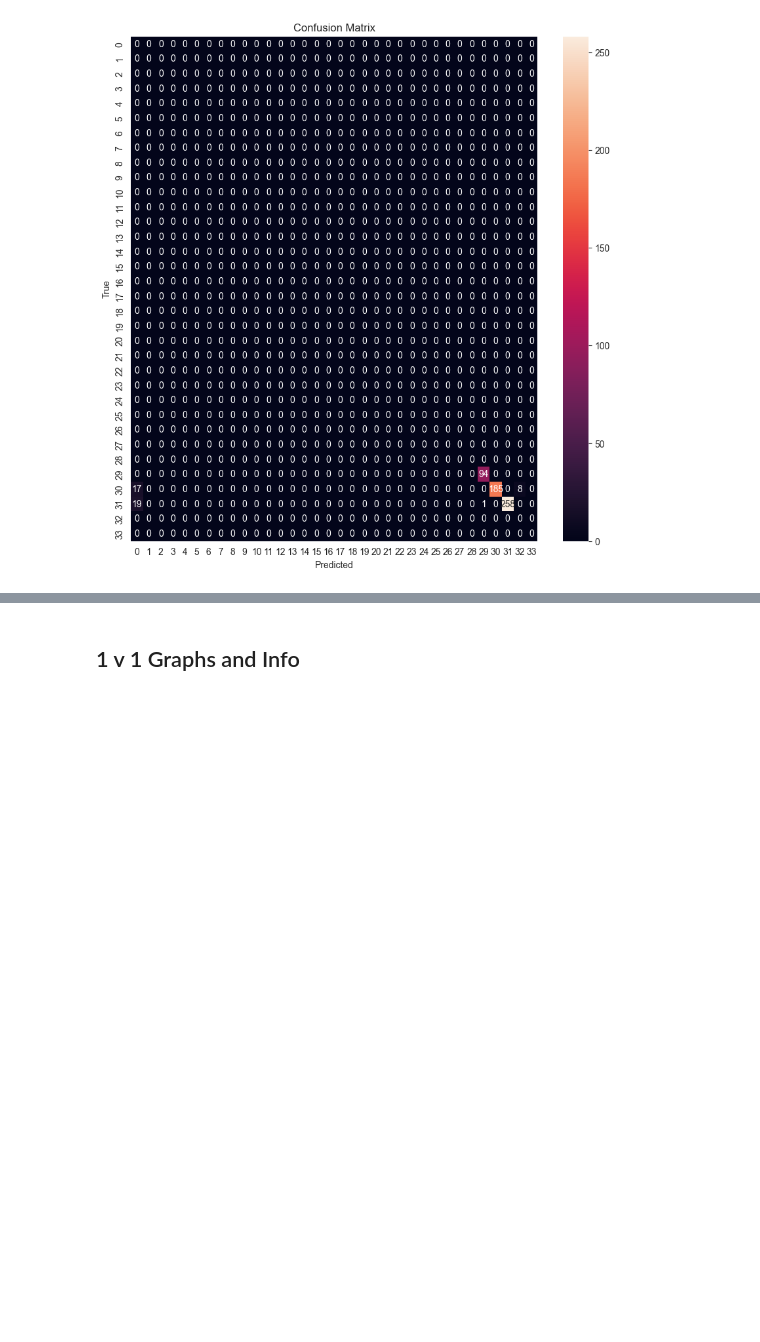
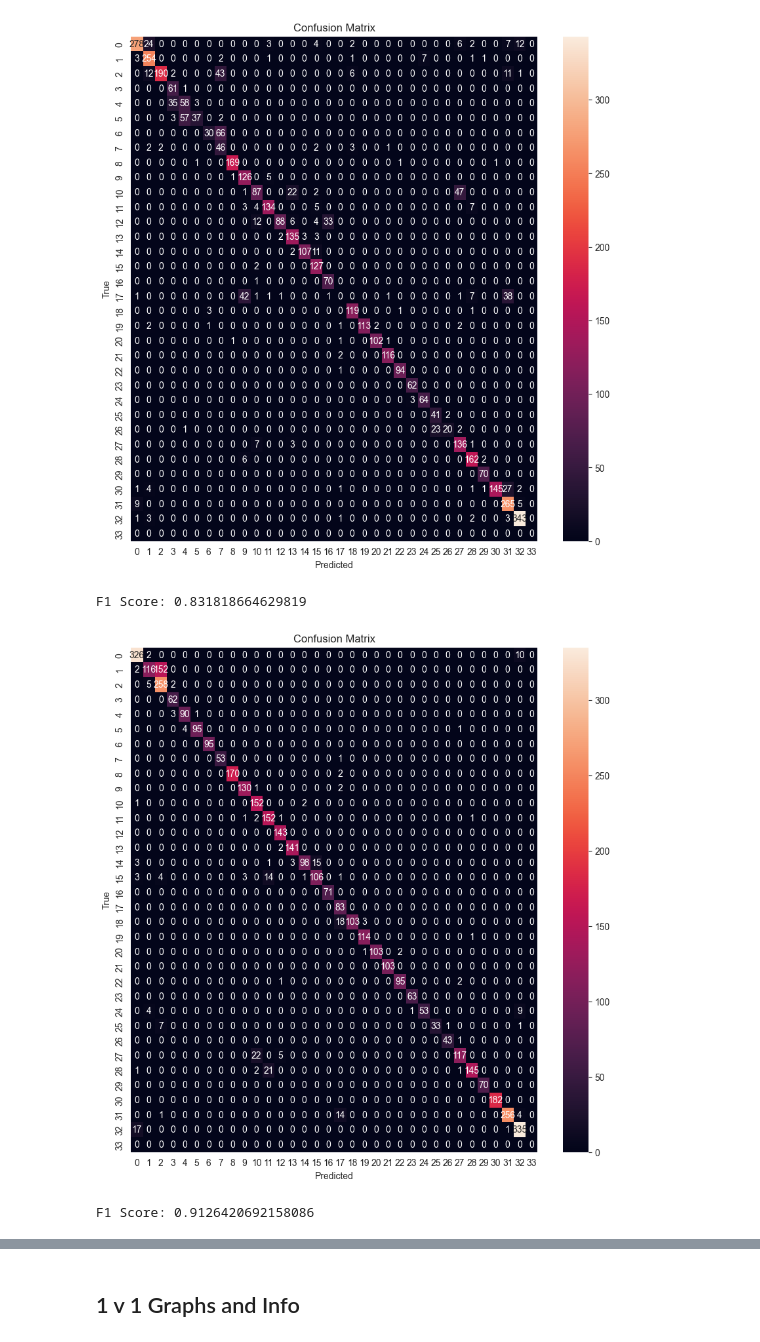
Before and after one commit to Gr33nMayhem/PERCOM_Variability_Research, a Jupyter notebook: notebooks/results_notebook/graph_creation_realdisp.ipynb, the cells around one changed output, grey strips where cells are left out. Cells and saved outputs as stored; diff of their text form; code cells hidden in the pictures; blank space fills up the shorter version.

```diff
--- a/notebooks/results_notebook/graph_creation_realdisp.ipynb
+++ b/notebooks/results_notebook/graph_creation_realdisp.ipynb
@@ -166,7 +166,23 @@ def create_confusion_matrix(root_path, model_variant, test_variant, model_type,
     plt.ylabel('True')
     plt.title('Confusion Matrix')
     plt.show()
+
+    # print the f1 score from the confusion matrix
+    precision, recall, f1_weighted, _ = precision_recall_fscore_support(trues, preds, labels=classes,
+                                                                        average='weighted', zero_division=0)
+    print('F1 Score:', f1_weighted)
-# %%
-create_confusion_matrix(root_path, 'RLA-ideal', 'RLA-ideal', 'attend', 6)
-# %% [output]
-[figure, removed]
+# %%
+create_confusion_matrix(root_path, 'RLA-ideal', 'RLA-ideal', 'attend', 0)
+create_confusion_matrix(root_path, 'RLA-ideal', 'RLA-ideal', 'attend', 1)
+create_confusion_matrix(root_path, 'RLA-ideal', 'RLA-ideal', 'attend', 2)
+create_confusion_matrix(root_path, 'RLA-ideal', 'RLA-ideal', 'attend', 3)
+create_confusion_matrix(root_path, 'RLA-ideal', 'RLA-ideal', 'attend', 4)
+create_confusion_matrix(root_path, 'RLA-ideal', 'RLA-ideal', 'attend', 5)
+create_confusion_matrix(root_path, 'RLA-ideal', 'RLA-ideal', 'attend', 6)
+create_confusion_matrix(root_path, 'RLA-ideal', 'RLA-ideal', 'attend', 7)
+create_confusion_matrix(root_path, 'RLA-ideal', 'RLA-ideal', 'attend', 8)
+# %% [output]
+[figure, added]
+F1 Score: 0.831818664629819
+[figure, added]
+F1 Score: 0.9126420692158086
```
Also changed, not shown: parts of 4 cells of this notebook, 2 other files.
